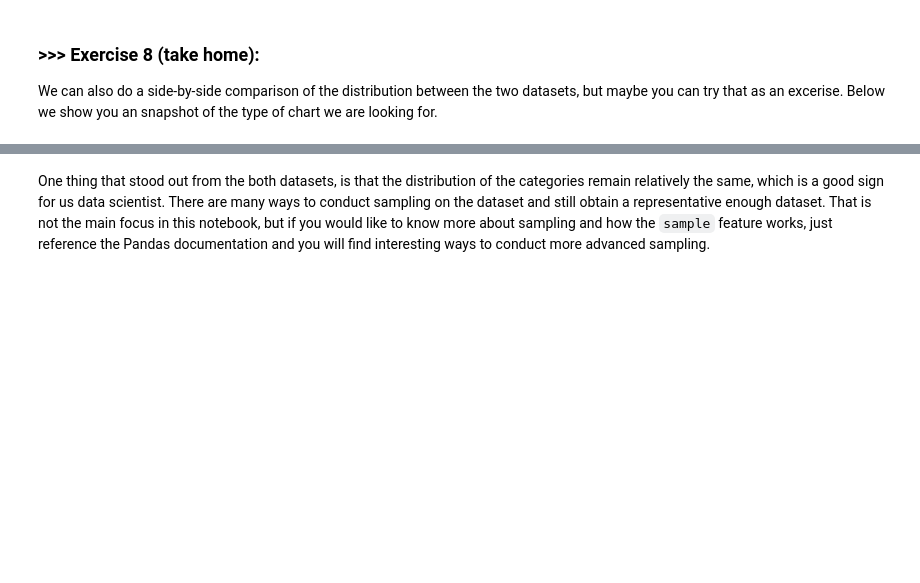
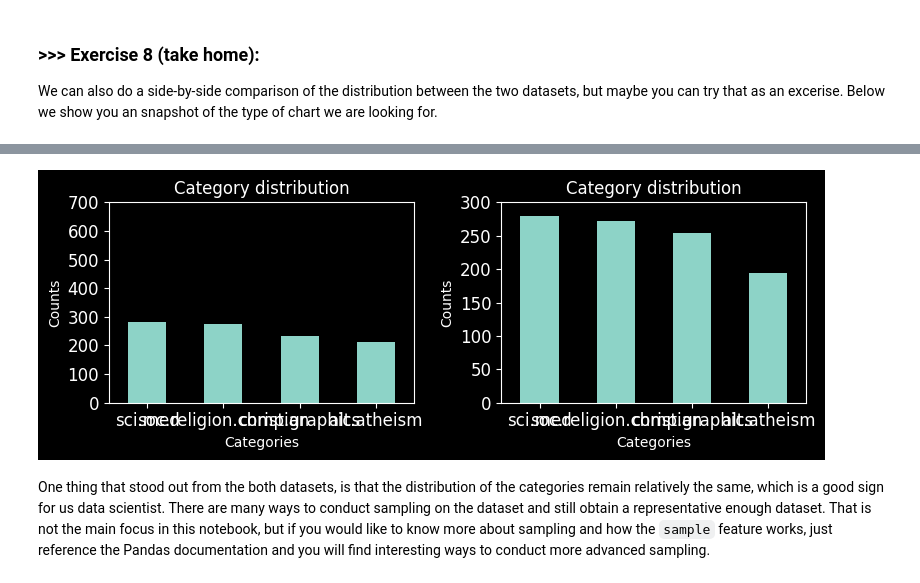
Before and after one commit to DaaavidLee/DM2024-Lab1-Master, a Jupyter notebook: DM2024-Lab1-Master.ipynb, the cells around one changed output, grey strips where cells are left out. Saved outputs shown, nothing was run; the diff lists cells and outputs as text; code cells hidden in the pictures; blank space fills up the shorter version.

```diff
--- a/DM2024-Lab1-Master.ipynb
+++ b/DM2024-Lab1-Master.ipynb
@@ -712,3 +779,33 @@ We can also do a side-by-side comparison of the distribution between the two dat
+# %%
+# Answer here
+X_sample_1 = X.sample(n=1000) #random state
+X_sample_2 = X.sample(n=1000) #random state
+
+
+fig, ax = plt.subplots(1, 2, figsize=(12, 5))
+
+# plot barchart for X_sample
+X_sample_1.category_name.value_counts().plot(kind = 'bar',
+                                           title = 'Category distribution',
+                                           ax=ax[0],
+                                           ylim = [0, 700],
+                                           rot = 0, fontsize = 12, figsize = (8,3))
+ax[0].set_xlabel('Categories')
+ax[0].set_ylabel('Counts')
+
+# plot barchart for X_sample
+X_sample_2.category_name.value_counts().plot(kind = 'bar',
+                                           title = 'Category distribution',
+                                           ax=ax[1],
+                                           ylim = [0, 300],
+                                           rot = 0, fontsize = 12, figsize = (8,3))
+ax[1].set_xlabel('Categories')
+ax[1].set_ylabel('Counts')
+
+plt.tight_layout()
+plt.show()
+# %% [output]
+[figure, added]
 # %% [markdown]
 One thing that stood out from the both datasets, is that the distribution of the categories remain relatively the same, which is a good sign for us data scientist. There are many ways to conduct sampling on the dataset and still obtain a representative enough dataset. That is not the main focus in this notebook, but if you would like to know more about sampling and how the `sample` feature works, just reference the Pandas documentation and you will find interesting ways to conduct more advanced sampling.
 # %% [markdown]
```
Also changed, not shown: parts of 74 cells of this notebook.
